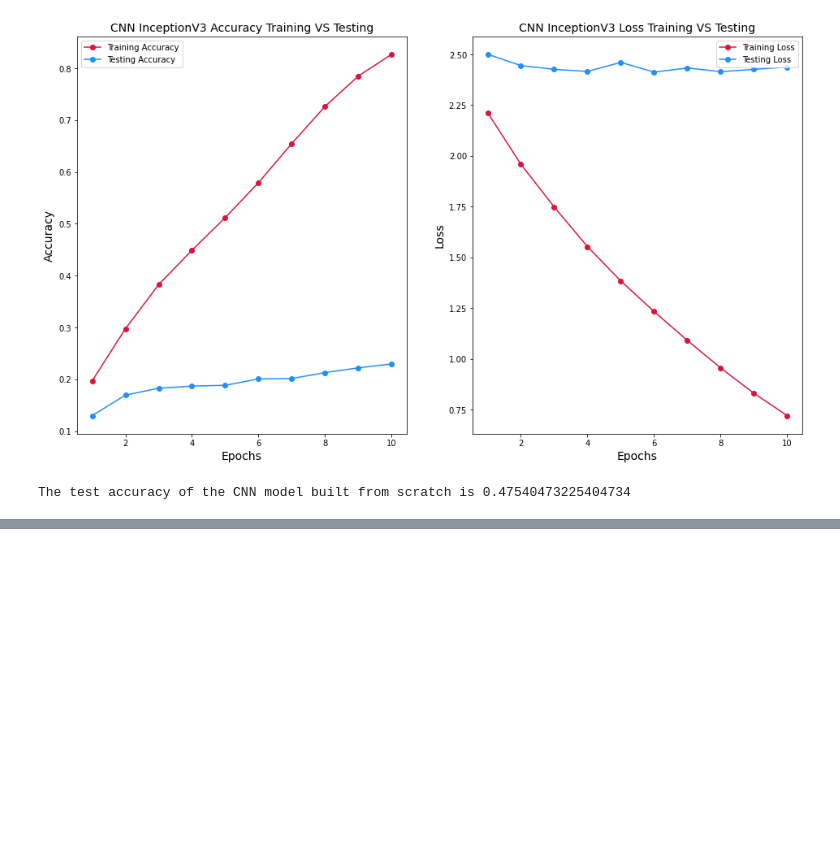
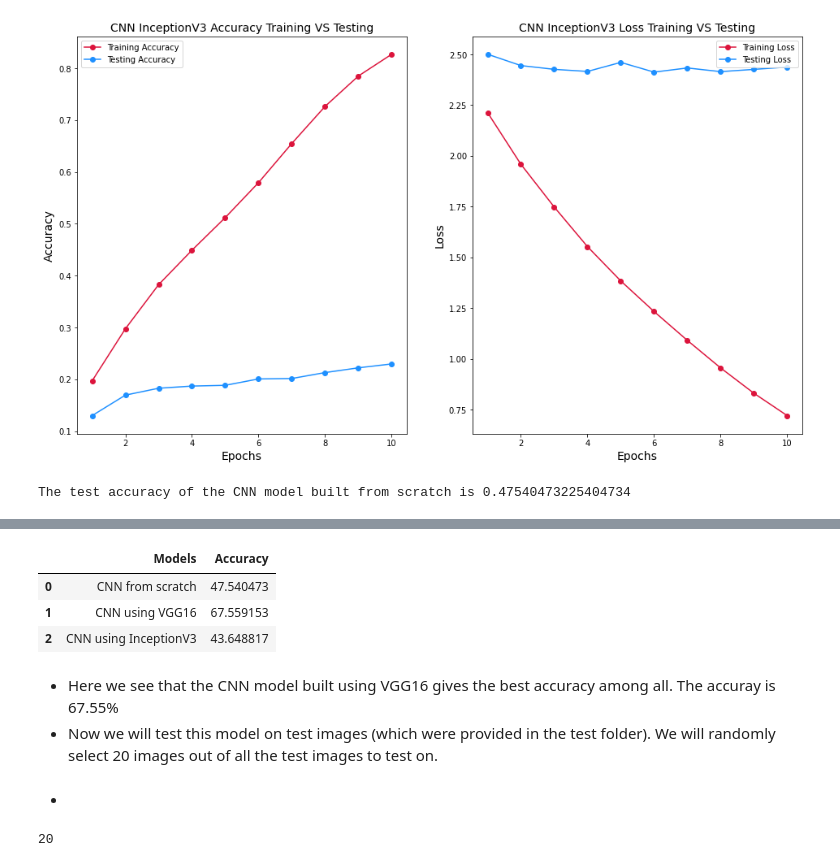
Before and after one commit to JyotsnaVerma19/Distracted_driver_detection, a Jupyter notebook: Distracted_driver_detection.ipynb, the cells around one changed output, grey strips where cells are left out. Saved outputs shown, nothing was run; the diff lists cells and outputs as text; code cells hidden in the pictures; blank space fills up the shorter version.

Commit message:
finalising the model and calculating the test accuracy

```diff
--- a/Distracted_driver_detection.ipynb
+++ b/Distracted_driver_detection.ipynb
@@ -589,0 +578,15 @@ print(f"The test accuracy of the VGG16 model is {acc_inception}")
+# %%
+# creating a datframe to print the test accuracy of each model
+accuracy_df = pd.DataFrame({'Models':['CNN from scratch','CNN using VGG16','CNN using InceptionV3'],
+                             'Accuracy':np.array([acc_cnn,acc_vgg,acc_inception])*100})
+accuracy_df
+# %% [output]
+|  | Models | Accuracy |
+| 0 | CNN from scratch | 47.540473 |
+| 1 | CNN using VGG16 | 67.559153 |
+| 2 | CNN using InceptionV3 | 43.648817 |
+# %% [markdown]
+- Here we see that the CNN model built using VGG16 gives the best accuracy among all. The accuray is 67.55%
+- Now we will test this model on test images (which were provided in the test folder). We will randomly select 20 images out of all the test images to test on.
+# %% [markdown]
+-
@@ -589,0 +601,4 @@ print(f"The test accuracy of the VGG16 model is {acc_inception}")
+# %%
+len(test_data_pred)
+# %% [output]
+20
```
Also changed, not shown: parts of 15 cells of this notebook.
